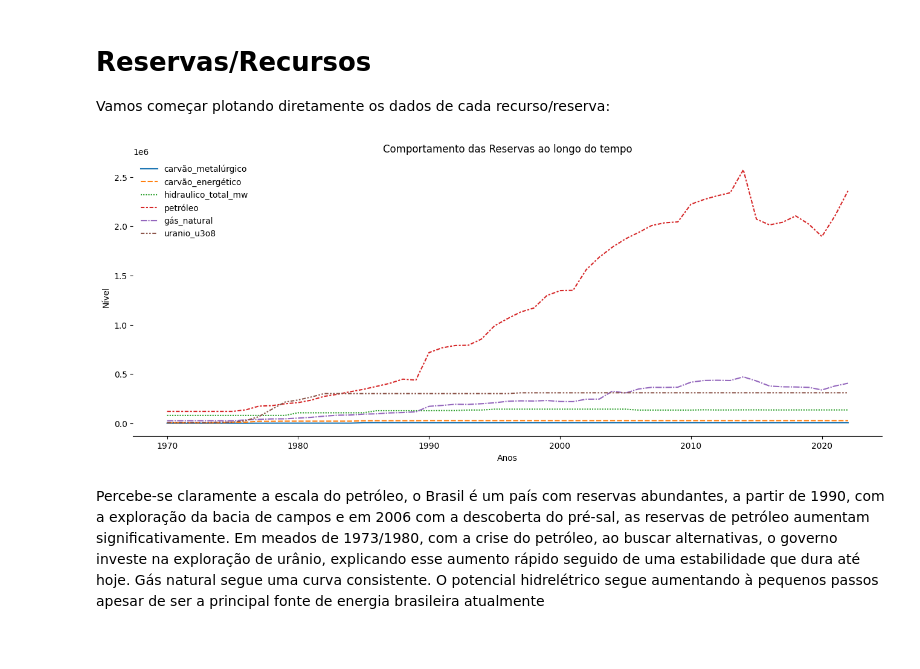
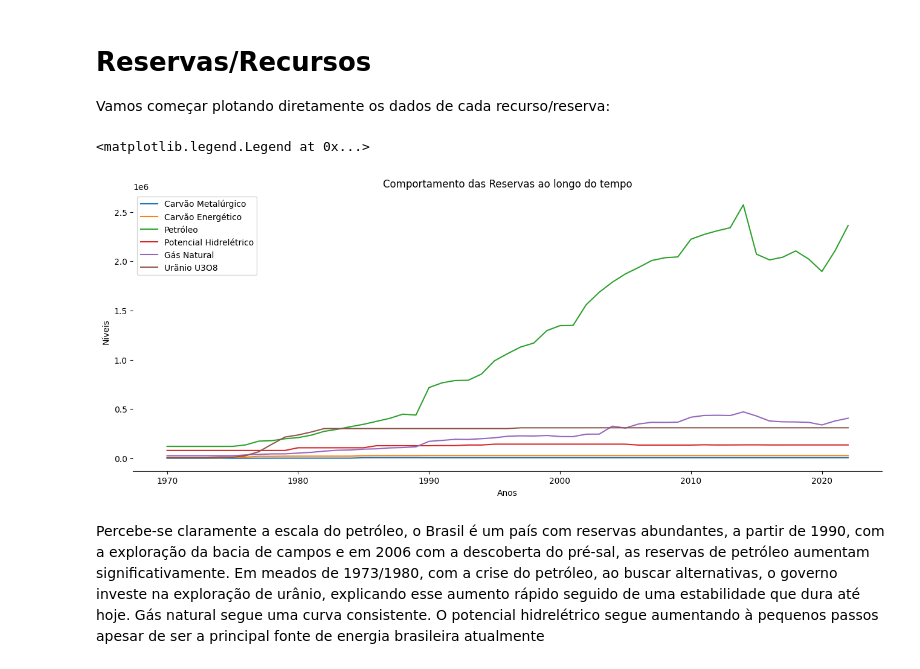
Before and after one commit to scrrpfv/projeto-ip, a Jupyter notebook: Analises/reservas.ipynb, the cells around one changed output. Drawn from its saved outputs; the diff is of its cells as text; code cells hidden in the pictures.

```diff
--- a/Analises/reservas.ipynb
+++ b/Analises/reservas.ipynb
@@ -10,30 +10,22 @@ import numpy as np
 df = pd.read_feather('../databases/recursos.feather')
 df = df.set_index('ano')
 
-def basic_plot(title, xlabel, ylabel, sub):
-    plt.figure(figsize=(16,6))
-    plt.title(title)
-
-    sub()
-
-    plt.ylabel(ylabel)
-    plt.xlabel(xlabel)
-    plt.gca().spines["right"].set_visible(False)
-    plt.gca().spines["left"].set_visible(False)
-    plt.gca().spines['top'].set_visible(False)
-    plt.legend(frameon=False)
+def config(ax):
+    ax.spines['top'].set_visible(False)
+    ax.spines['right'].set_visible(False)
+    ax.spines['left'].set_visible(False)
 # %% [markdown]
 # Reservas/Recursos
 Vamos começar plotando diretamente os dados de cada recurso/reserva:
 # %%
-df_energia = df[['carvão_metalúrgico', 'carvão_energético', 'hidraulico_total_mw', 'petróleo', 'gás_natural', 'uranio_u3o8']]
+df_energia = df[['carvão_metalúrgico', 'carvão_energético','petróleo', 'hidraulico_total_mw', 'gás_natural', 'uranio_u3o8']]
 
-def plot():
-    sns.lineplot(df_energia)
-
-basic_plot('Comportamento das Reservas ao longo do tempo', 'Anos', 'Nível', plot)
+ax = df_energia.plot(title="Comportamento das Reservas ao longo do tempo", xlabel="Anos", ylabel="Níveis", figsize=(16,6))
+config(ax)
+ax.legend(['Carvão Metalúrgico', 'Carvão Energético', 'Petróleo', 'Potencial Hidrelétrico', 'Gás Natural', 'Urãnio U3O8'])
 # %% [output]
+<matplotlib.legend.Legend at 0x...>
-[figure, old version]
+[figure, new version]
 # %% [markdown]
 Percebe-se claramente a escala do petróleo, o Brasil é um país com reservas abundantes, a partir de 1990, com a exploração da bacia de campos e em 2006 com a descoberta do pré-sal, as reservas de petróleo aumentam significativamente. Em meados de 1973/1980, com a crise do petróleo, ao buscar alternativas, o governo investe na exploração de urânio, explicando esse aumento rápido seguido de uma estabilidade que dura até hoje. Gás natural segue uma curva consistente. O potencial hidrelétrico segue aumentando à pequenos passos apesar de ser a principal fonte de energia brasileira atualmente
 # %% [markdown]
```
Also changed, not shown: parts of 10 cells of this notebook, 1 other file.
